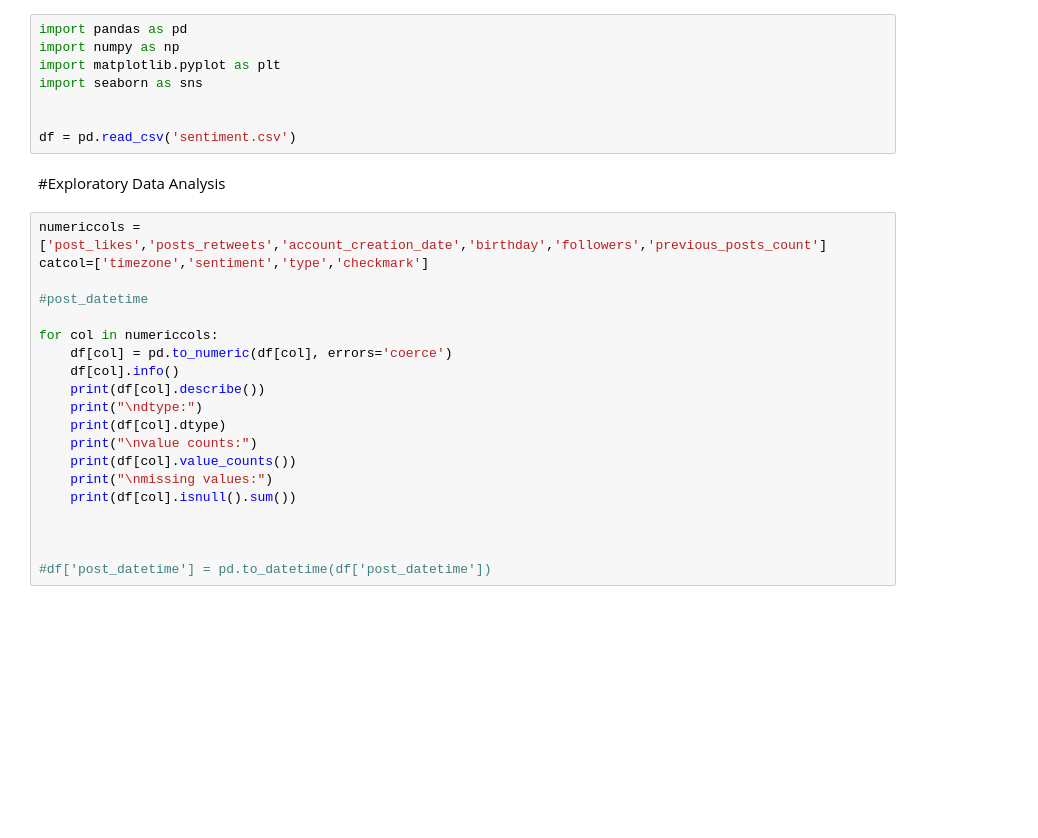
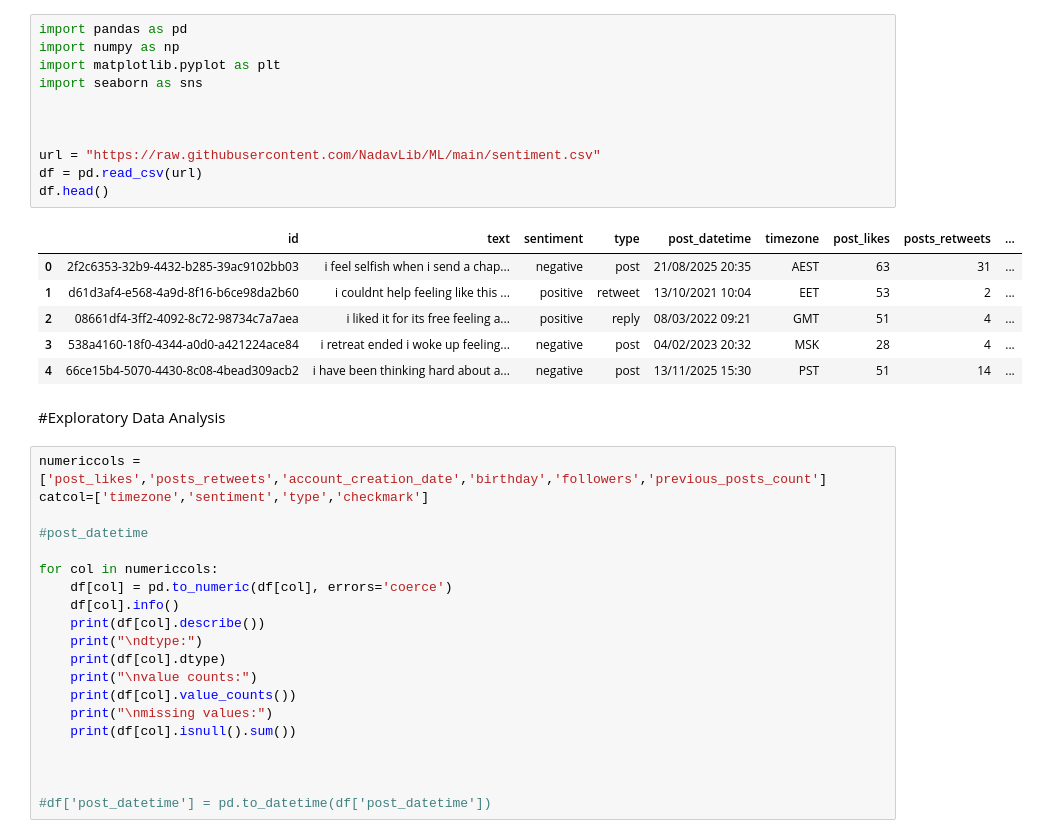
Before and after one commit to NadavLib/ML, a Jupyter notebook: ML_Project_Part1.ipynb, the cells around one changed output. Cells and saved outputs as stored; diff of their text form; blank space fills up the shorter version.

```diff
--- a/ML_Project_Part1.ipynb
+++ b/ML_Project_Part1.ipynb
@@ -3,11 +3,21 @@
 # %%
 import pandas as pd
 import numpy as np
 import matplotlib.pyplot as plt
 import seaborn as sns
 
 
-df = pd.read_csv('sentiment.csv')
+
+url = "https://raw.githubusercontent.com/NadavLib/ML/main/sentiment.csv"
+df = pd.read_csv(url)
+df.head()
+# %% [output]
+|  | id | text | sentiment | type | post_datetime | timezone | post_likes | posts_retweets | ... |
+| 0 | 2f2c6353-32b9-4432-b285-39ac9102bb03 | i feel selfish when i send a chap... | negative | post | 21/08/2025 20:35 | AEST | 63 | 31 | ... |
+| 1 | d61d3af4-e568-4a9d-8f16-b6ce98da2b60 | i couldnt help feeling like this ... | positive | retweet | 13/10/2021 10:04 | EET | 53 | 2 | ... |
+| 2 | 08661df4-3ff2-4092-8c72-98734c7a7aea | i liked it for its free feeling a... | positive | reply | 08/03/2022 09:21 | GMT | 51 | 4 | ... |
+| 3 | 538a4160-18f0-4344-a0d0-a421224ace84 | i retreat ended i woke up feeling... | negative | post | 04/02/2023 20:32 | MSK | 28 | 4 | ... |
+| 4 | 66ce15b4-5070-4430-8c08-4bead309acb2 | i have been thinking hard about a... | negative | post | 13/11/2025 15:30 | PST | 51 | 14 | ... |
 # %% [markdown]
 #Exploratory Data Analysis
 # %%
```
